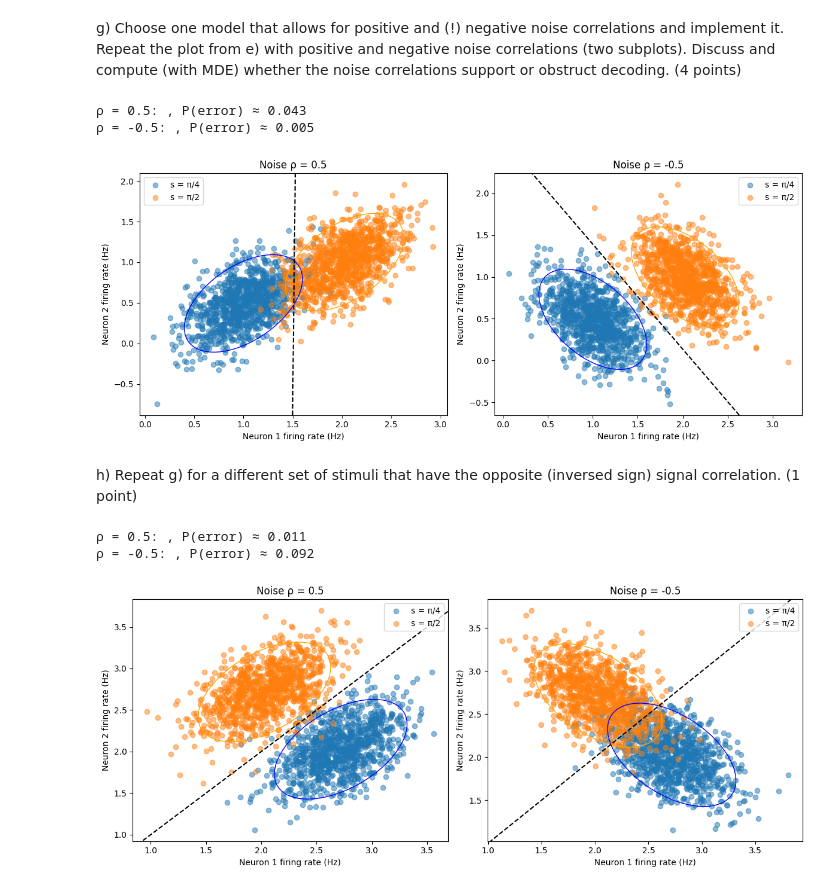
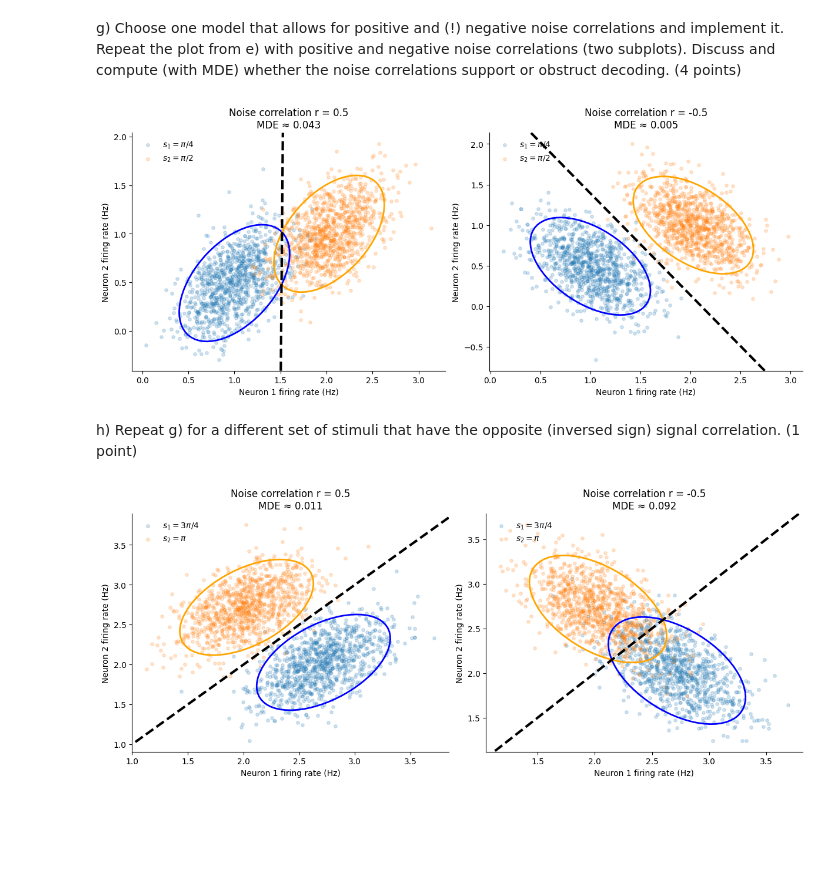
Before and after one commit to iakioh/neural_coding, a Jupyter notebook: Exercise 5/2025_Neural_coding_Homework5.ipynb, the cells around one changed output. Saved outputs shown, nothing was run; the diff lists cells and outputs as text; code cells hidden in the pictures; blank space fills up the shorter version.

```diff
--- a/Exercise 5/2025_Neural_coding_Homework5.ipynb
+++ b/Exercise 5/2025_Neural_coding_Homework5.ipynb
@@ -246,12 +261,14 @@ def simulate_and_plot_noise_correlations(
     sigma2,
     rho_values,
     N_each=1000,
+    s1_label="",
+    s2_label = ""
 ):
 
     mean_s1 = np.array([np.exp(np.sin(s1 - np.pi/4)), np.exp(np.sin(s1 - np.pi/2))])
-    mean_s2 = np.array([np.exp(np.sin(s2 - np.pi/4)),np.exp(np.sin(s2 - np.pi/2))])
+    mean_s2 = np.array([np.exp(np.sin(s2 - np.pi/4)), np.exp(np.sin(s2 - np.pi/2))])
 
-    fig, axes = plt.subplots(1, len(rho_values), figsize=(12, 5))
+    fig, axes = plt.subplots(1, len(rho_values), figsize=(12, 5), constrained_layout=True)
     results = []
 
     for ax, rho in zip(axes, rho_values):
@@ -262,10 +279,10 @@ def simulate_and_plot_noise_correlations(
         X2 = np.random.multivariate_normal(mean_s2, cov_noise, size=N_each)
 
         # Plot
-        ax.scatter(X1[:, 0], X1[:, 1], alpha=0.5, label='s = π/4')
-        ax.scatter(X2[:, 0], X2[:, 1], alpha=0.5, label='s = π/2')
-        plot_cov_ellipse(cov_noise, mean_s1, ax, edgecolor='blue', facecolor='none')
-        plot_cov_ellipse(cov_noise, mean_s2, ax, edgecolor='orange', facecolor='none')
+        ax.scatter(X1[:, 0], X1[:, 1], alpha=0.2, s=15, label=f'$s_1 = {s1_label}$')
+        ax.scatter(X2[:, 0], X2[:, 1], alpha=0.2, s=15, label=f'$s_2 = {s2_label}$')
+        plot_cov_ellipse(cov_noise, mean_s1, ax, edgecolor='blue', facecolor='none', lw=2)
+        plot_cov_ellipse(cov_noise, mean_s2, ax, edgecolor='orange', facecolor='none', lw=2)
 
         # Decision boundary: log-likelihood ratio = 0
         x_min, x_max = ax.get_xlim()
@@ -276,34 +293,31 @@ def simulate_and_plot_noise_correlations(
         logp1 = log_gauss_pdf(grid, mean_s1, cov_noise)
         logp2 = log_gauss_pdf(grid, mean_s2, cov_noise)
         zz = (logp1 - logp2).reshape(xx.shape)
-        ax.contour(xx, yy, zz, levels=[0], colors='k', linestyles='--')
-
-        ax.set_title(f'Noise ρ = {rho}')
-        ax.set_xlabel('Neuron 1 firing rate (Hz)')
-        ax.set_ylabel('Neuron 2 firing rate (Hz)')
-        ax.legend()
+        ax.contour(xx, yy, zz, levels=[0], colors='k', linestyles='--', linewidths = 3)
 
         # Compute MDE
         delta = mean_s1 - mean_s2
         dprime = np.sqrt(delta.T @ np.linalg.inv(cov_noise) @ delta)
         p_error = norm.cdf(-dprime / 2)
-        results.append({'rho': rho, 'p_error': p_error})
+        results.append({'r': rho, 'MDE': p_error})
 
-    plt.tight_layout()
+        ax.set_title(f'Noise correlation r = {rho}\nMDE ≈ {p_error:.3f}')
+        ax.set_xlabel('Neuron 1 firing rate (Hz)')
+        ax.set_ylabel('Neuron 2 firing rate (Hz)')
+        ax.legend(frameon=False, loc="upper left")
+
+    sns.despine()
+    # plt.tight_layout()
     return fig, results
 # %%
 s1 = np.pi / 4
 s2 = np.pi / 2
 sigma1 = 0.3
 sigma2 = 0.3
 rho_values = [0.5, -0.5] # Correlation
-fig, results = simulate_and_plot_noise_correlations(s1, s2, sigma1, sigma2, rho_values)
-for res in results:
-    print(f"ρ = {res['rho']}: , P(error) ≈ {res['p_error']:.3f}")
+fig, results = simulate_and_plot_noise_correlations(s1, s2, sigma1, sigma2, rho_values, s1_label="\pi/4", s2_label="\pi/2")
 # %% [output]
-ρ = 0.5: , P(error) ≈ 0.043
-ρ = -0.5: , P(error) ≈ 0.005
-[figure, old version]
+[figure, new version]
 # %% [markdown]
 h) Repeat g) for a different set of stimuli that have the opposite (inversed sign) signal correlation. (1 point)
 # %%
@@ -312,10 +326,6 @@ s2 = np.pi
 sigma1 = 0.3
 sigma2 = 0.3
 rho_values = [0.5, -0.5] # Correlation
-fig, results = simulate_and_plot_noise_correlations(s1, s2, sigma1, sigma2, rho_values)
-for res in results:
-    print(f"ρ = {res['rho']}: , P(error) ≈ {res['p_error']:.3f}")
+fig, results = simulate_and_plot_noise_correlations(s1, s2, sigma1, sigma2, rho_values, s1_label="3\pi/4", s2_label="\pi")
 # %% [output]
-ρ = 0.5: , P(error) ≈ 0.011
-ρ = -0.5: , P(error) ≈ 0.092
-[figure, old version]
+[figure, new version]
```
Also changed, not shown: parts of 7 cells of this notebook, 4 other files.
